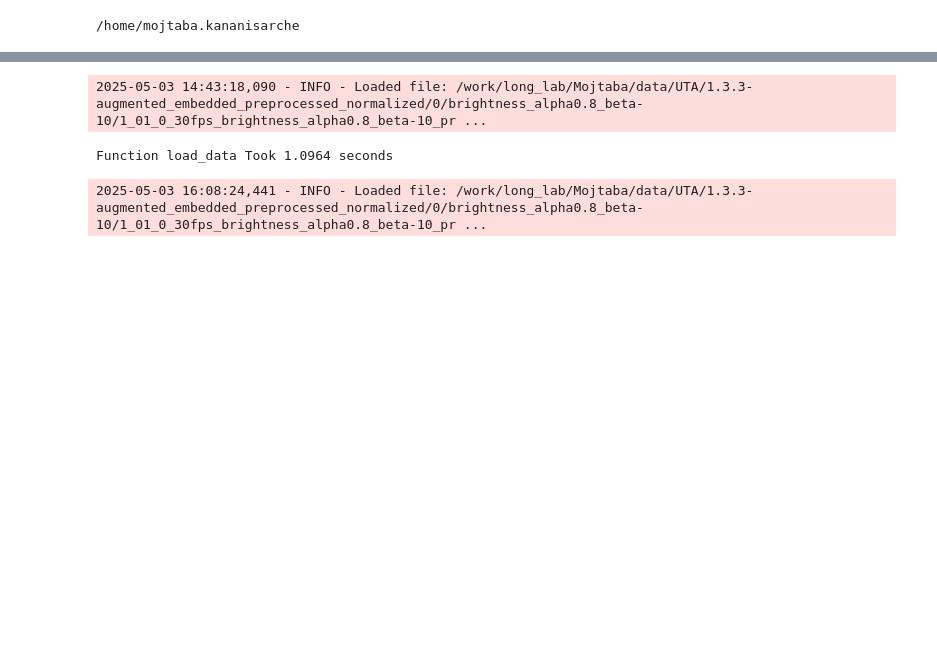
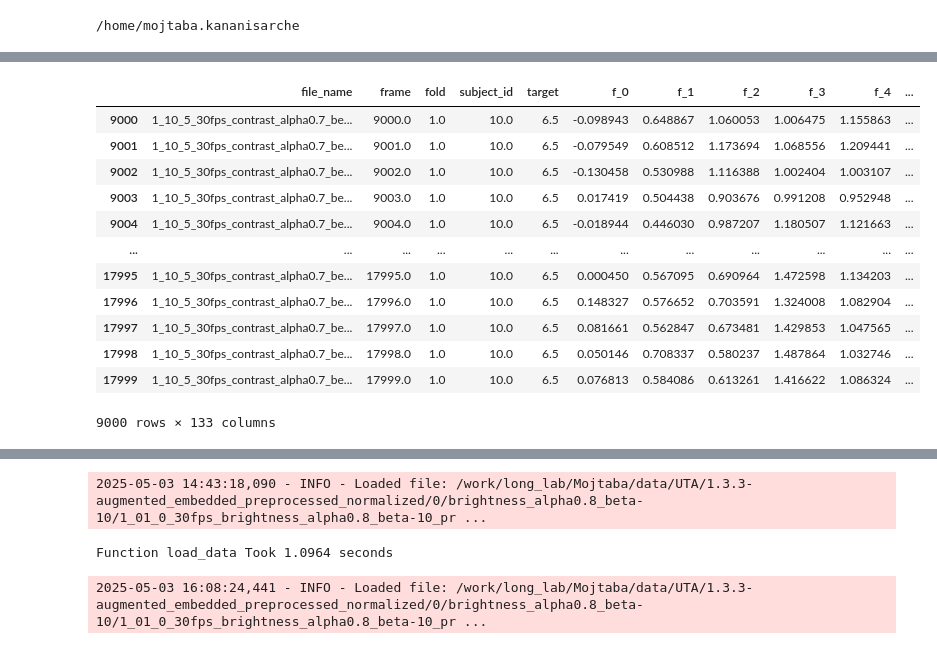
Before and after one commit to Roobahist/fatigue-detection, a Jupyter notebook: temp/temp.ipynb, the cells around one changed output, grey strips where cells are left out. Drawn from its saved outputs; the diff is of its cells as text; code cells hidden in the pictures; blank space fills up the shorter version.

```diff
--- a/temp/temp.ipynb
+++ b/temp/temp.ipynb
@@ -4,0 +422,18 @@
+# %%
+train_data_gen = MyDataGenerator(
+    paths                   = train_val_test_indices[19]['output_paths']['train'],
+    video_info_csv_path     = video_info_csv_path,
+    mapping                 = mapping,
+    column_names            = column_names,
+    groupby_column          = groupby_column,
+    sortby_column           = sortby_column,
+    target_column           = target_column,
+    columns_to_drop         = columns_to_drop,
+    batch_size              = batch_size,
+    slice_size              = slice_size,
+    step_size               = step_size,
+    discard_threshold_ratio = discard_threshold_ratio,
+    shuffle                 = False,                                   # Not connected currently. will be deleted probably as it is not needed
+    workers                 = data_gen_workers,
+    use_multiprocessing     = True if data_gen_workers > 1 else False,
+)
@@ -4,0 +460,2 @@
+# %%
+b, i = train_data_gen.__getitem__(index=4)
@@ -4,0 +475,16 @@
+# %%
+b
+# %% [output]
+|  | file_name | frame | fold | subject_id | target | f_0 | f_1 | f_2 | f_3 | f_4 | ... |
+| 9000 | 1_10_5_30fps_contrast_alpha0.7_be... | 9000.0 | 1.0 | 10.0 | 6.5 | -0.098943 | 0.648867 | 1.060053 | 1.006475 | 1.155863 | ... |
+| 9001 | 1_10_5_30fps_contrast_alpha0.7_be... | 9001.0 | 1.0 | 10.0 | 6.5 | -0.079549 | 0.608512 | 1.173694 | 1.068556 | 1.209441 | ... |
+| 9002 | 1_10_5_30fps_contrast_alpha0.7_be... | 9002.0 | 1.0 | 10.0 | 6.5 | -0.130458 | 0.530988 | 1.116388 | 1.002404 | 1.003107 | ... |
+| 9003 | 1_10_5_30fps_contrast_alpha0.7_be... | 9003.0 | 1.0 | 10.0 | 6.5 | 0.017419 | 0.504438 | 0.903676 | 0.991208 | 0.952948 | ... |
+| 9004 | 1_10_5_30fps_contrast_alpha0.7_be... | 9004.0 | 1.0 | 10.0 | 6.5 | -0.018944 | 0.446030 | 0.987207 | 1.180507 | 1.121663 | ... |
+| ... | ... | ... | ... | ... | ... | ... | ... | ... | ... | ... | ... |
+| 17995 | 1_10_5_30fps_contrast_alpha0.7_be... | 17995.0 | 1.0 | 10.0 | 6.5 | 0.000450 | 0.567095 | 0.690964 | 1.472598 | 1.134203 | ... |
+| 17996 | 1_10_5_30fps_contrast_alpha0.7_be... | 17996.0 | 1.0 | 10.0 | 6.5 | 0.148327 | 0.576652 | 0.703591 | 1.324008 | 1.082904 | ... |
+| 17997 | 1_10_5_30fps_contrast_alpha0.7_be... | 17997.0 | 1.0 | 10.0 | 6.5 | 0.081661 | 0.562847 | 0.673481 | 1.429853 | 1.047565 | ... |
+| 17998 | 1_10_5_30fps_contrast_alpha0.7_be... | 17998.0 | 1.0 | 10.0 | 6.5 | 0.050146 | 0.708337 | 0.580237 | 1.487864 | 1.032746 | ... |
+| 17999 | 1_10_5_30fps_contrast_alpha0.7_be... | 17999.0 | 1.0 | 10.0 | 6.5 | 0.076813 | 0.584086 | 0.613261 | 1.416622 | 1.086324 | ... |
+9000 rows × 133 columns
```
Also changed, not shown: parts of 16 cells of this notebook.
